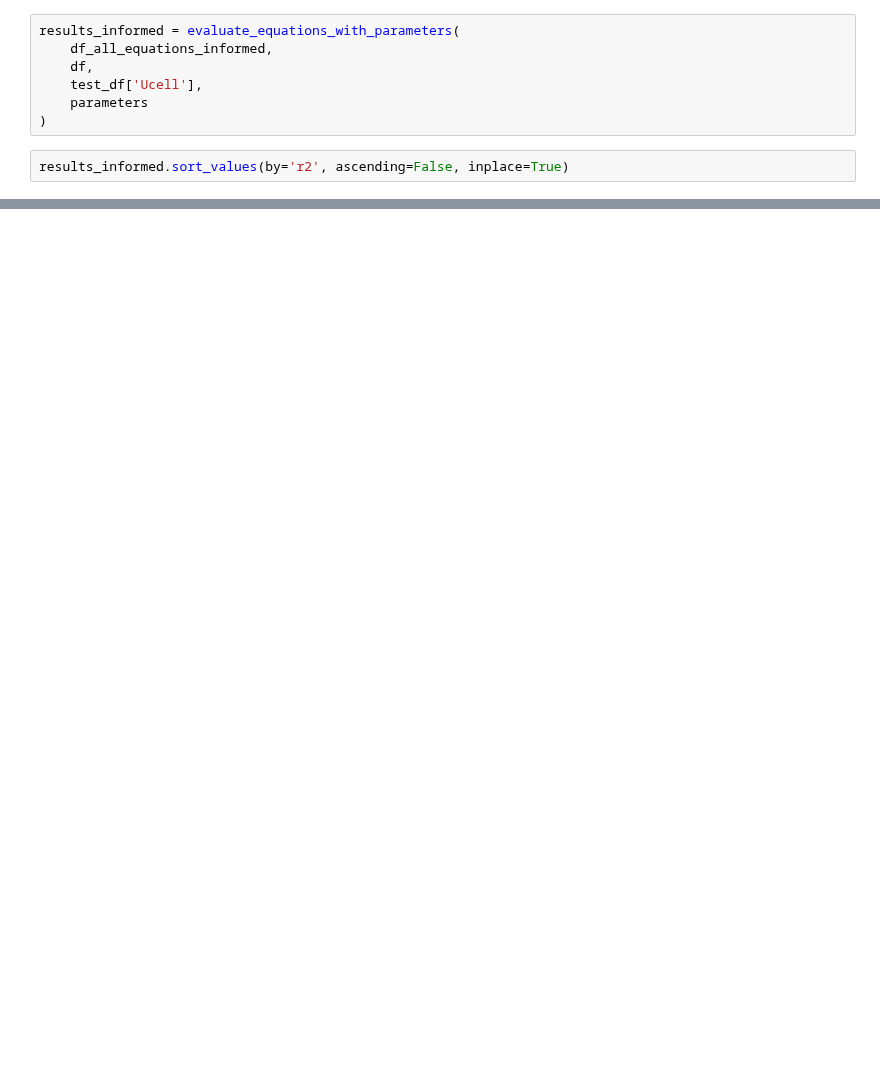
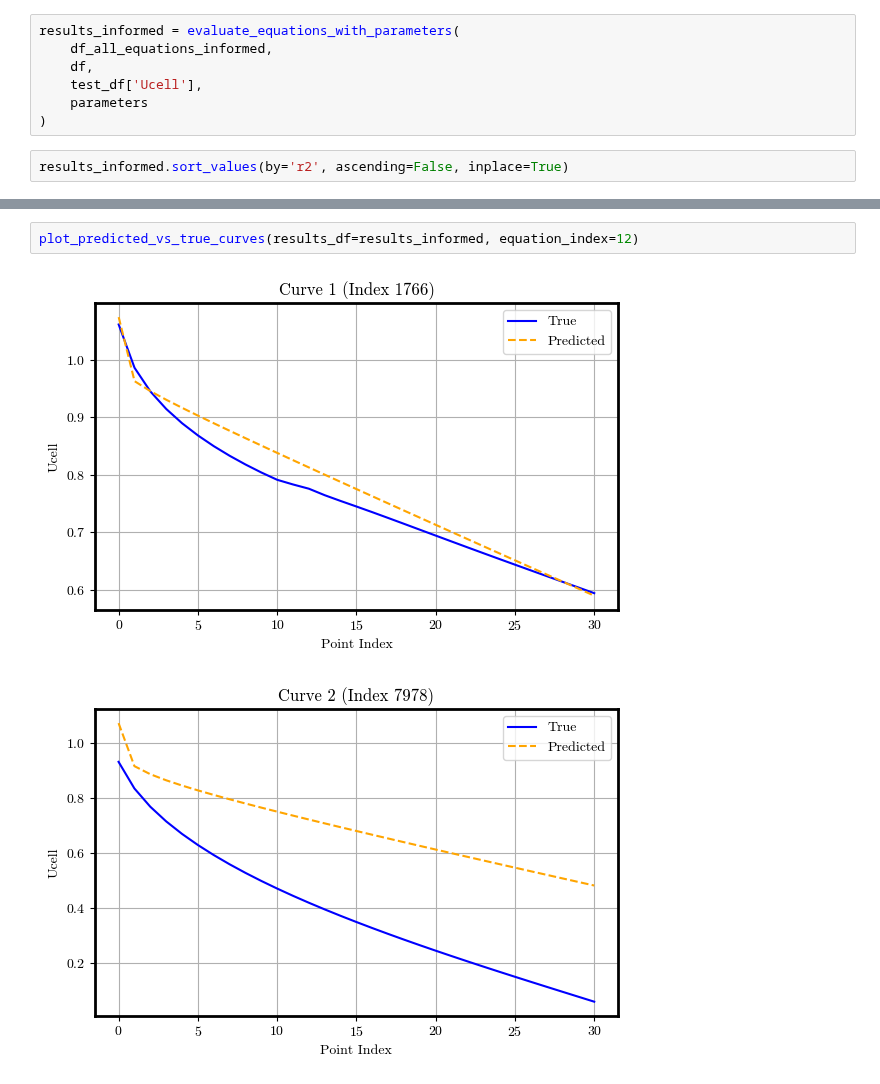
Before and after one commit to DejvisT/Sensitivity-Analysis-and-Surrogate-Modeling-of-PEM-Fuel-Cells, a Jupyter notebook: notebooks/14_SR_results.ipynb, the cells around one changed output, grey strips where cells are left out. Cells and saved outputs as stored; diff of their text form; blank space fills up the shorter version.

```diff
--- a/notebooks/14_SR_results.ipynb
+++ b/notebooks/14_SR_results.ipynb
@@ -567,0 +614,5 @@ $\displaystyle \text{Equation: } - Re \log{\left(ifc \right)} - 0.06079287 ifc -
+# %%
+plot_predicted_vs_true_curves(results_df=results_informed, equation_index=12)
+# %% [output]
+[figure, added]
+[figure, added]
```
Also changed, not shown: parts of 9 cells of this notebook.
